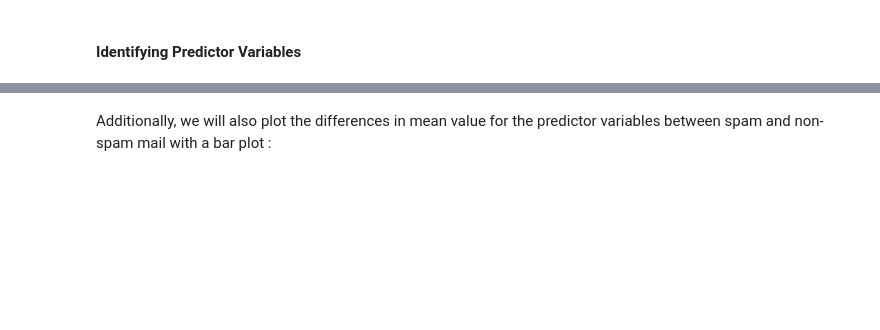
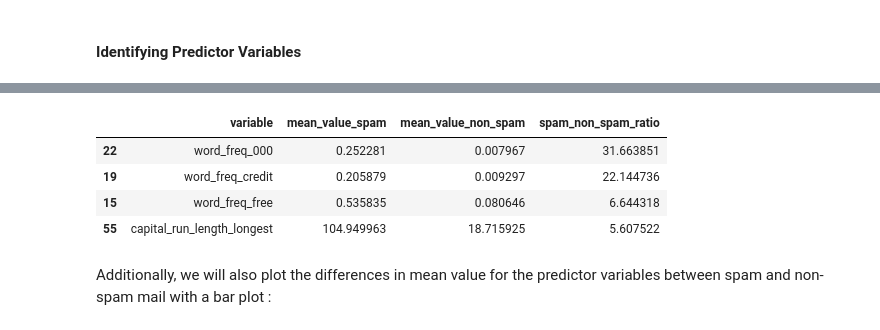
Before and after one commit to SusanLiu628/Dsci-100-project, a Jupyter notebook: Main.ipynb, the cells around one changed output, grey strips where cells are left out. Saved outputs shown, nothing was run; the diff lists cells and outputs as text; code cells hidden in the pictures; blank space fills up the shorter version.

```diff
--- a/Main.ipynb
+++ b/Main.ipynb
@@ -145,3 +165,11 @@ alt.HConcatChart(...)
+# %%
+mean_val_predictors.head()
+# %% [output]
+|  | variable | mean_value_spam | mean_value_non_spam | spam_non_spam_ratio |
+| 22 | word_freq_000 | 0.252281 | 0.007967 | 31.663851 |
+| 19 | word_freq_credit | 0.205879 | 0.009297 | 22.144736 |
+| 15 | word_freq_free | 0.535835 | 0.080646 | 6.644318 |
+| 55 | capital_run_length_longest | 104.949963 | 18.715925 | 5.607522 |
 # %% [markdown]
 Additionally, we will also plot the differences in mean value for the predictor variables between spam and non-spam mail with a bar plot :
 # %%
```
Also changed, not shown: parts of 18 cells of this notebook.
